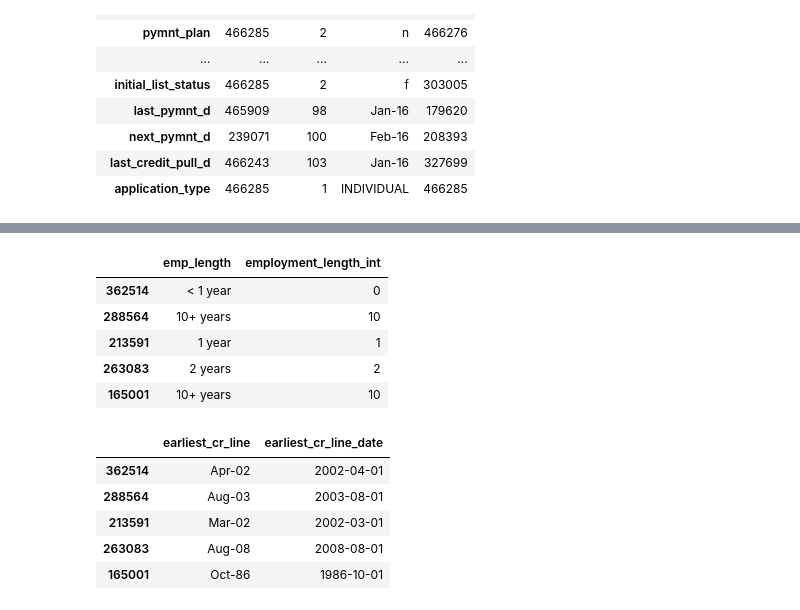
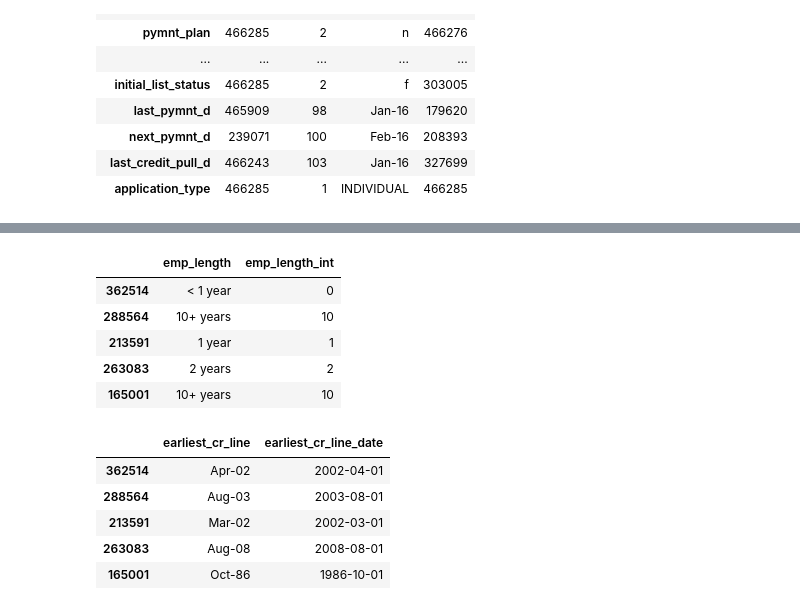
Before and after one commit to aminmirhaj/credit-risk-modeling, a Jupyter notebook: notebooks/00_initial_full_version.ipynb, the cells around one changed output, grey strips where cells are left out. Cells and saved outputs as stored; diff of their text form; code cells hidden in the pictures.

```diff
--- a/notebooks/00_initial_full_version.ipynb
+++ b/notebooks/00_initial_full_version.ipynb
@@ -124,26 +124,26 @@ df.columns.tolist()
 # %%
 # Work on a cleaned string representation of employment length.
 employment_length = (
     df["emp_length"]
     .astype("string")
     .str.replace("+ years", "", regex=False)
     .str.replace("< 1 year", "0", regex=False)
     .str.replace("n/a", "0", regex=False)
     .str.replace(" years", "", regex=False)
     .str.replace(" year", "", regex=False)
     .str.strip()
 )
 
 # Convert the cleaned values to numbers; unparseable values become NaN.
-df["employment_length_int"] = pd.to_numeric(
+df["emp_length_int"] = pd.to_numeric(
     employment_length,
     errors="coerce"
 )
 
 # Inspect the original and engineered values together.
-df[["emp_length", "employment_length_int"]].sample(5, random_state=42)
+df[["emp_length", "emp_length_int"]].sample(5, random_state=42)
 # %% [output]
-|  | emp_length | employment_length_int |
+|  | emp_length | emp_length_int |
 | 362514 | < 1 year | 0 |
 | 288564 | 10+ years | 10 |
 | 213591 | 1 year | 1 |
```
Also changed, not shown: parts of 24 cells of this notebook.
